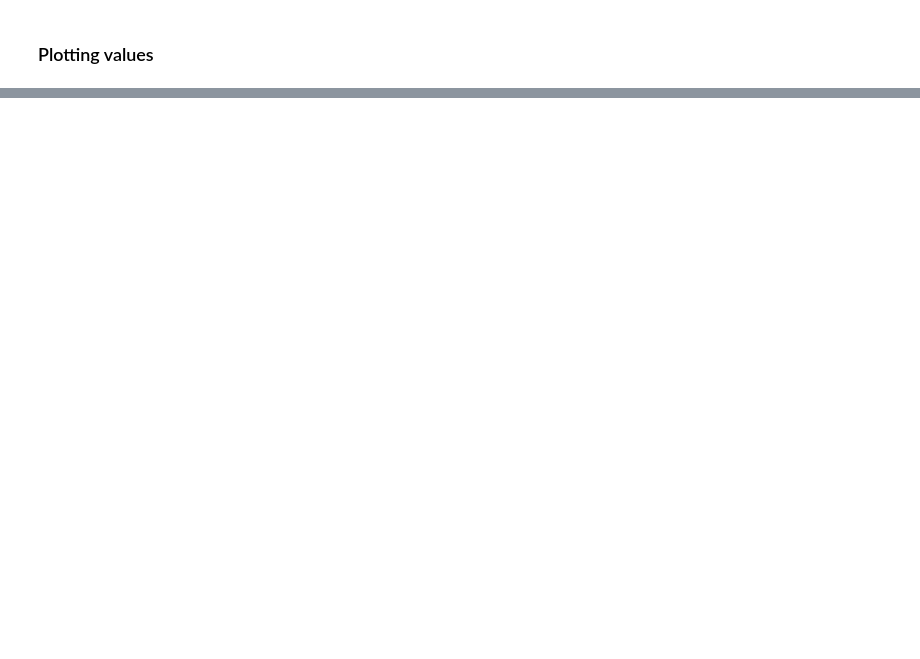
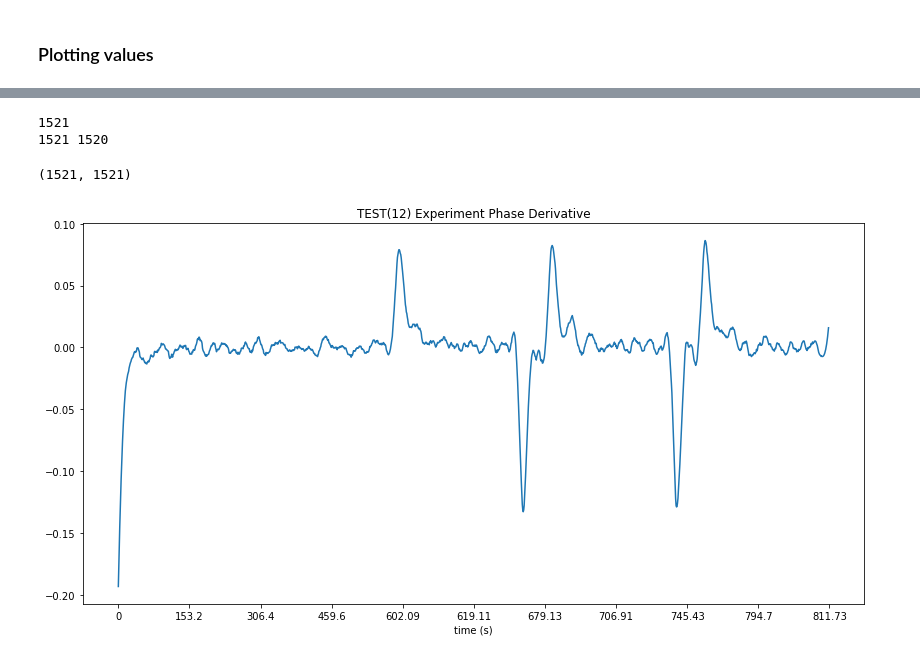
Before and after one commit to ecthompson99/Sniffing-Sensor, a Jupyter notebook: Absolute Error.ipynb, the cells around one changed output, grey strips where cells are left out. Cells and saved outputs as stored; diff of their text form; code cells hidden in the pictures; blank space fills up the shorter version.

```diff
--- a/Absolute Error.ipynb
+++ b/Absolute Error.ipynb
@@ -95,0 +97,56 @@ plt.legend()
+# %%
+import pandas as pd
+
+# Read file and convert it to pandas dataframe
+compound = "TEST"
+exp_name = 12
+purge = 600
+
+df = pd.read_csv("../Scan CSV Files/{}.csv".format(exp_name))
+df.drop("Unnamed: 0", axis=1, inplace=True)
+df.set_index("Wavelengths", inplace=True)
+exp_name = compound + "({})".format(exp_name)
+
+sliced = [df.index[500], df.index[1200]] # Wavelengths between 400 and 900
+
+# taking the transpose means you get the fourier transform with time axis
+ft_data = np.fft.fft( (df.loc[sliced[0]:sliced[1], :]).transpose() )
+
+R = np.real(ft_data[:, 1])
+I = np.imag(ft_data[:, 1])
+
+# Calculating Phase
+phase = I / (R ** 2 + I ** 2) ** 0.5
+phase = sgf(phase, window_length=31, polyorder=3)
+
+# Normalization
+phase = phase/np.sqrt(np.sum(phase**2))
+phase_deriv = np.diff(phase)
+phase_deriv = sgf(phase_deriv, window_length=31, polyorder=3)
+
+# Normalization
+phase_deriv = phase_deriv/np.sqrt(np.sum(phase_deriv**2))
+
+# Plotting
+fig = plt.figure(figsize=(14,7))
+pder = fig.add_subplot(111, title="{} Experiment Phase Derivative".format(exp_name), xlabel="time (s)")
+
+pder.plot(phase_deriv)
+
+pder.set_xticks(np.linspace(0, len(df.columns), 11))
+pder.set_xticklabels([df.columns[i] for i in range(len(df.columns)) if i%int(len(df.columns)/10) == 0])
+
+
+ss_pd = phase_deriv[:purge-20] # Use only up until first odorant is injected
+
+eps = min([np.mean(ss_pd) + np.std(ss_pd), np.mean(ss_pd) + np.std(ss_pd)])/2
+
+threshold = steady_state(phase_deriv, eps = eps)[0]
+threshold_i = steady_state(phase_deriv, eps = eps)[1]
+
+threshold, threshold_i
+# %% [output]
+1521
+1521 1520
+(1521, 1521)
+[figure, added]
```
Also changed, not shown: parts of 7 cells of this notebook, 5 other files.
